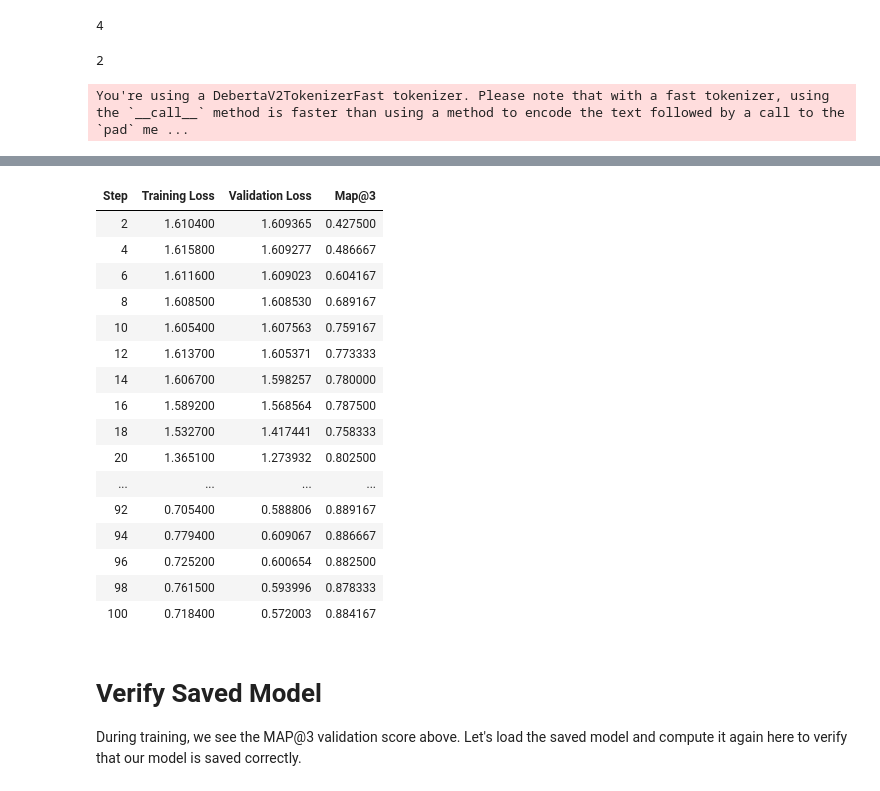
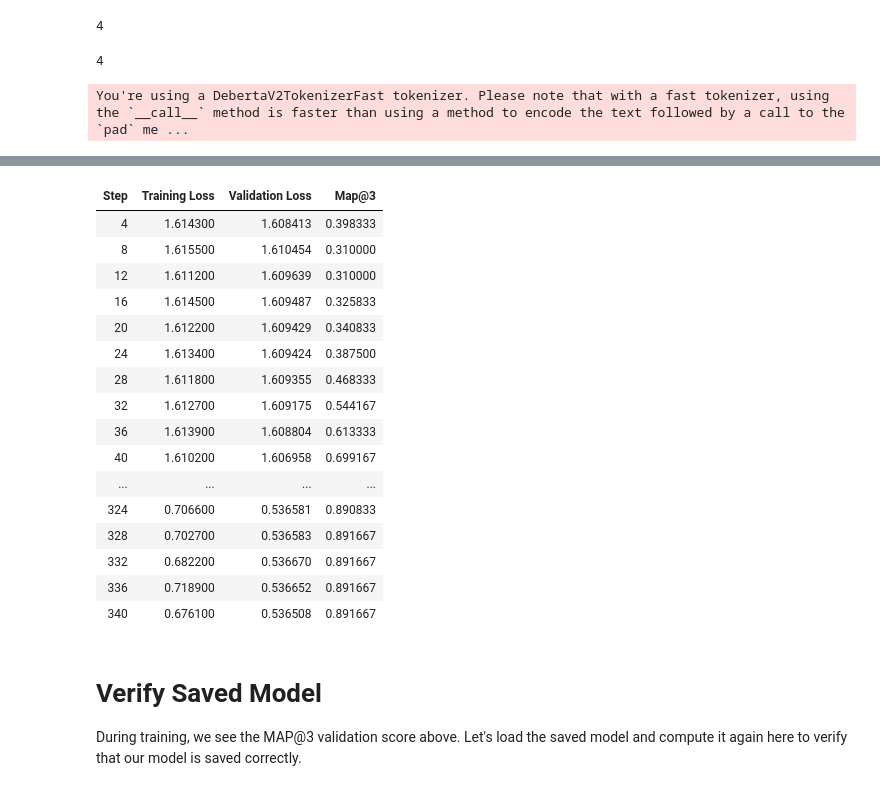
Before and after one commit to LittleDijkstraZ/kaggle-science-exam, a Jupyter notebook: working_new/jason_how_to_train_open_book_model.ipynb, the cells around one changed output, grey strips where cells are left out. Saved outputs shown, nothing was run; the diff lists cells and outputs as text; code cells hidden in the pictures.

```diff
--- a/working_new/jason_how_to_train_open_book_model.ipynb
+++ b/working_new/jason_how_to_train_open_book_model.ipynb
@@ -40,7 +40,7 @@ from transformers import EarlyStoppingCallback
 from transformers.tokenization_utils_base import PreTrainedTokenizerBase, PaddingStrategy
 from transformers import AutoModelForMultipleChoice, TrainingArguments, Trainer
 
-VER='repeat_V3'
+# VER='repeat_V3'
 # TRAIN WITH SUBSET OF 60K
 # NUM_TRAIN_SAMPLES = 1_024
 NUM_TRAIN_SAMPLES = None
@@ -63,10 +63,12 @@ FREEZE_EMBEDDINGS = True
 # 我需要搞懂这个长度到底指的是什么，尤其是 context 和 question 的长度是怎么分配的。256 不可能 cover 全部。
 # 因为如果模型没能在足够长的 input 中训练，那么positional encoding 很差的模型就不好 extrapolate
 # MAX_INPUT = 256
-MAX_INPUT = 512 # 调整这个的大小的时候，每次都需要重新跑一下dataset
+MAX_INPUT = 786 # 调整这个的大小的时候，每次都需要重新跑一下dataset
 
 # HUGGING FACE MODEL
 MODEL = 'microsoft/deberta-v3-large'
+VER=f'{FREEZE_LAYERS}_{MAX_INPUT}_original_data'
+
 
 checkpoint_folder = MODEL.split('/')[-1] + '_checkpoints'
 dataset_folder = MODEL.split('/')[-1] + '_datasets'
@@ -90,7 +92,7 @@ Validation data size: (200, 8)
 | 199 | What did Arthur Eddington discove... | Eddington's criticism seems to ha... | Arthur Eddington showed that two ... | Arthur Eddington showed that two ... | Arthur Eddington showed that two ... | Arthur Eddington showed that two ... | Arthur Eddington showed that two ... | C |
 200 rows × 8 columns
 # %%
-df_train = pd.read_csv('..//input/60k-data-with-context-v2/all_12_with_context2.csv')
+df_train = pd.read_csv('../input/60k-data-with-context-v2/all_12_with_context2.csv')
 # df_train = pd.read_csv('../input/99k-context/RACE_with_context_original.csv')
 
 print('size of dataset', len(df_train))
@@ -389,7 +391,7 @@ effective_batch_size = 512
 
 # effective_batch_size = 128
 GRAD_ACCUM = effective_batch_size // batch_size
-SAVING_STEP = 2
+SAVING_STEP = 4
 LOGGING_STEPS = SAVING_STEP
 print(SAVING_STEP)
 training_args = TrainingArguments(
@@ -398,15 +400,15 @@ training_args = TrainingArguments(
     warmup_ratio = 0.03,
     # warmup_ratio = 0.0,
     # learning_rate = 1e-4,
-    # learning_rate = 2.28e-5,
-    learning_rate = 2.28e-5 * 1.6,
+    learning_rate = 2.28e-5,
+    # learning_rate = 2.28e-5 * 1.6,
 
     # max_grad_norm = 2.0,
     max_grad_norm = 1.0,
 
     # max_grad_norm = 0.3,
     per_device_train_batch_size=batch_size,
-    per_device_eval_batch_size=batch_size*2,
+    per_device_eval_batch_size=batch_size,
     num_train_epochs=3,  # 2.5
     report_to='none',
     output_dir = f'./{checkpoint_folder}/{VER}',
@@ -437,7 +439,7 @@ training_args = TrainingArguments(
 # training_args = training_args.set_optimizer(name="adamw_torch", beta1=0.9, beta2=0.98, weight_decay=training_args.weight_decay)
 # training_args = training_args.set_lr_scheduler(name="reduce_lr_on_plateau", )
 # %% [output]
-2
+4
 # %%
 del model, trainer
 import gc
@@ -457,7 +459,9 @@ trainer = Trainer(
     #callbacks=[EarlyStoppingCallback(early_stopping_patience=5)],
 )
 
-trainer.train(resume_from_checkpoint = True)
+# trainer.train(resume_from_checkpoint = True)
+trainer.train()
+
 
 if USE_PEFT:
     trainer.model.save_pretrained(f'model_v{VER}') # 我改了这个
@@ -474,20 +478,20 @@ You're using a DebertaV2TokenizerFast tokenizer. Please note that with a fast to
 | Step | Training Loss | Validation Loss | Map@3 |
-| 2 | 1.610400 | 1.609365 | 0.427500 |
-| 4 | 1.615800 | 1.609277 | 0.486667 |
-| 6 | 1.611600 | 1.609023 | 0.604167 |
-| 8 | 1.608500 | 1.608530 | 0.689167 |
-| 10 | 1.605400 | 1.607563 | 0.759167 |
-| 12 | 1.613700 | 1.605371 | 0.773333 |
-| 14 | 1.606700 | 1.598257 | 0.780000 |
-| 16 | 1.589200 | 1.568564 | 0.787500 |
-| 18 | 1.532700 | 1.417441 | 0.758333 |
-| 20 | 1.365100 | 1.273932 | 0.802500 |
+| 4 | 1.614300 | 1.608413 | 0.398333 |
+| 8 | 1.615500 | 1.610454 | 0.310000 |
+| 12 | 1.611200 | 1.609639 | 0.310000 |
+| 16 | 1.614500 | 1.609487 | 0.325833 |
+| 20 | 1.612200 | 1.609429 | 0.340833 |
+| 24 | 1.613400 | 1.609424 | 0.387500 |
+| 28 | 1.611800 | 1.609355 | 0.468333 |
+| 32 | 1.612700 | 1.609175 | 0.544167 |
+| 36 | 1.613900 | 1.608804 | 0.613333 |
+| 40 | 1.610200 | 1.606958 | 0.699167 |
 | ... | ... | ... | ... |
-| 92 | 0.705400 | 0.588806 | 0.889167 |
-| 94 | 0.779400 | 0.609067 | 0.886667 |
-| 96 | 0.725200 | 0.600654 | 0.882500 |
-| 98 | 0.761500 | 0.593996 | 0.878333 |
-| 100 | 0.718400 | 0.572003 | 0.884167 |
+| 324 | 0.706600 | 0.536581 | 0.890833 |
+| 328 | 0.702700 | 0.536583 | 0.891667 |
+| 332 | 0.682200 | 0.536670 | 0.891667 |
+| 336 | 0.718900 | 0.536652 | 0.891667 |
+| 340 | 0.676100 | 0.536508 | 0.891667 |
 # %% [markdown]
 # Verify Saved Model
 During training, we see the MAP@3 validation score above. Let's load the saved model and compute it again here to verify that our model is saved correctly.
```
Also changed, not shown: parts of 4 cells of this notebook, 4 other files.
